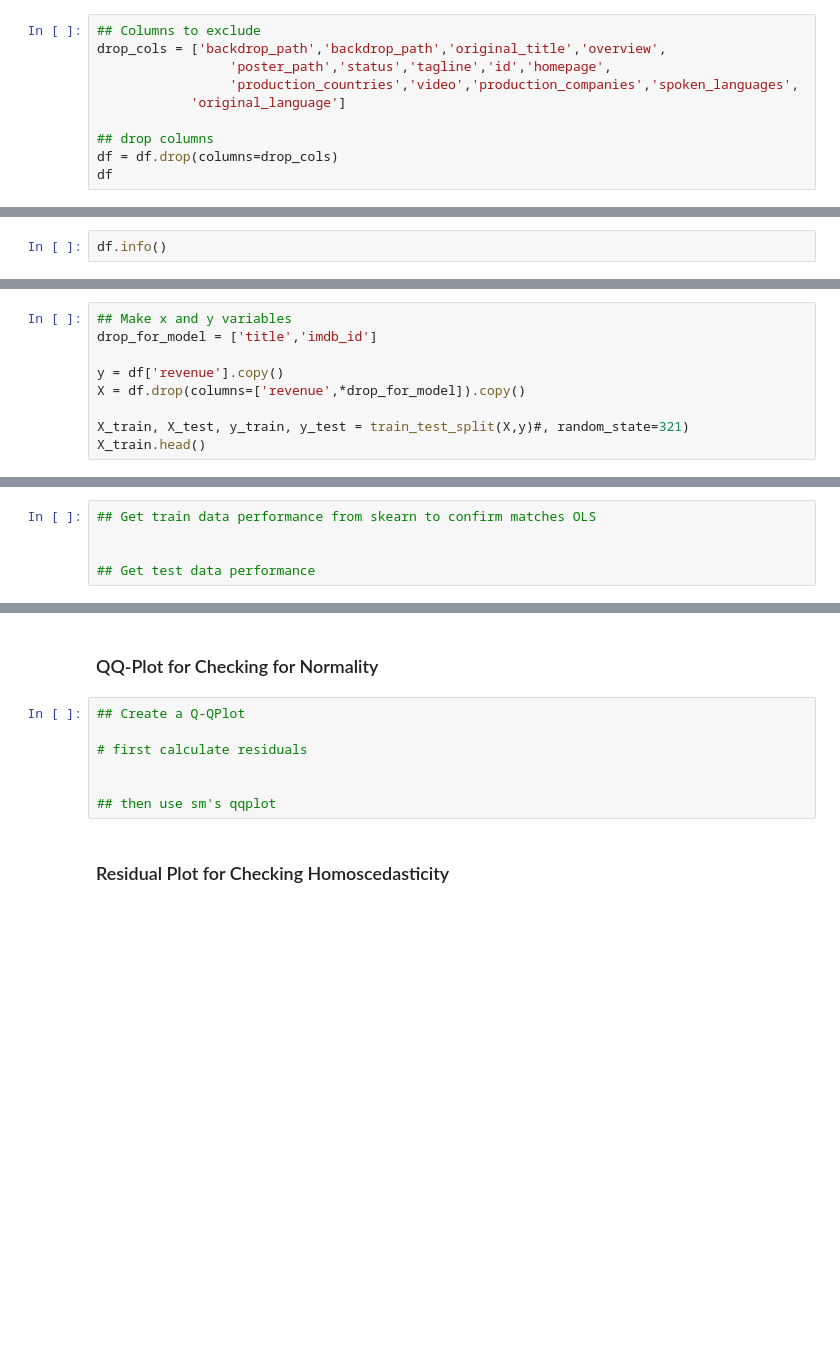
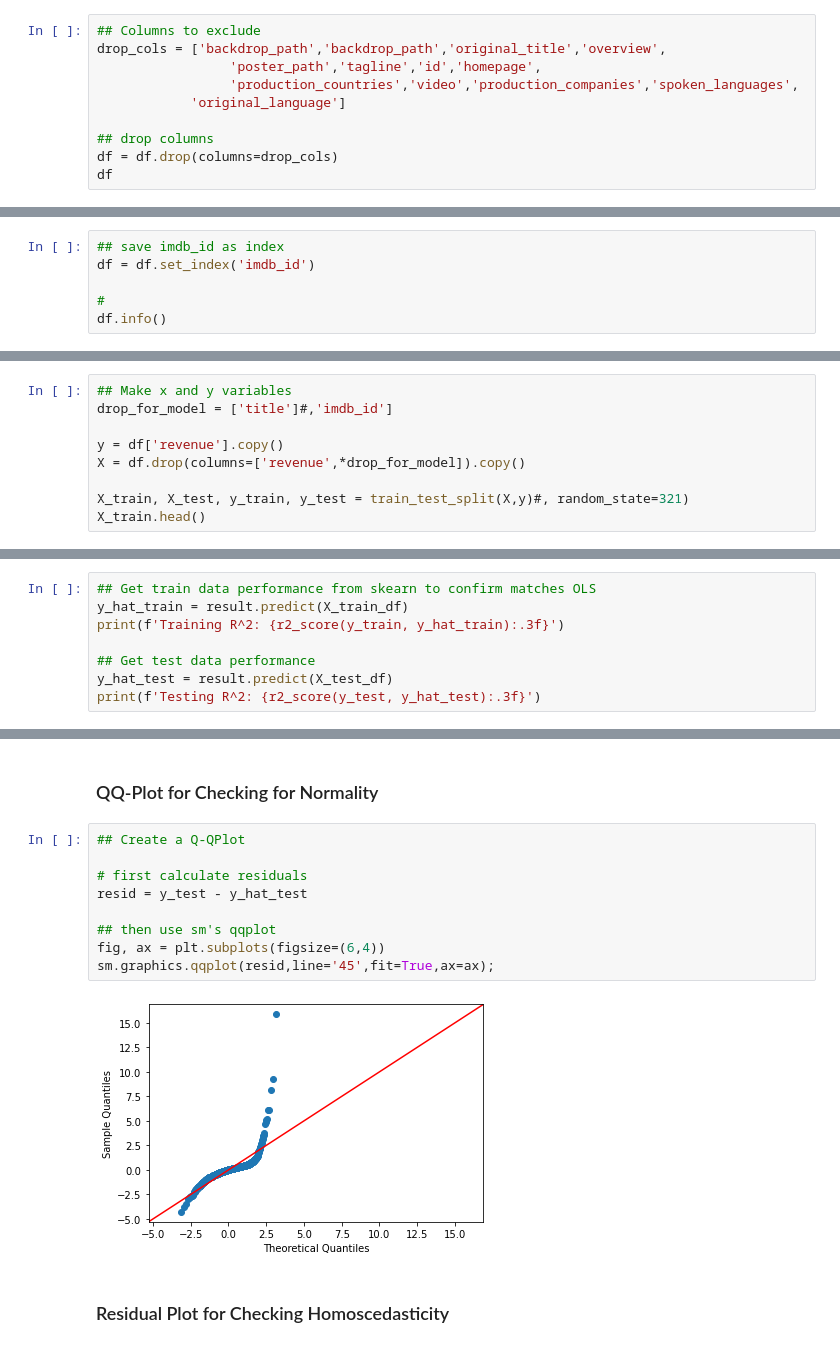
Before and after one commit to coding-dojo-data-science/data-enrichment-linear-regression-with-movies, a Jupyter notebook: Class-Pt1-Linear-Regression-with-Movies.ipynb, the cells around one changed output, grey strips where cells are left out. Saved outputs shown, nothing was run; the diff lists cells and outputs as text; blank space fills up the shorter version.

```diff
--- a/Class-Pt1-Linear-Regression-with-Movies.ipynb
+++ b/Class-Pt1-Linear-Regression-with-Movies.ipynb
@@ -325,7 +395,7 @@ df.sort_values('revenue', ascending=False)
 # %%
 ## Columns to exclude
 drop_cols = ['backdrop_path','backdrop_path','original_title','overview',
-                 'poster_path','status','tagline','id','homepage',
+                 'poster_path','tagline','id','homepage',
                  'production_countries','video','production_companies','spoken_languages',
             'original_language']
 
@@ -417,4 +608,8 @@ df = df.drop(columns=['release_date'])
 # %% [markdown]
 ## Train Test Split
 # %%
+## save imdb_id as index
+df = df.set_index('imdb_id')
+
+#
 df.info()
@@ -421,6 +634,6 @@ df.info()
 # %%
 ## Make x and y variables
-drop_for_model = ['title','imdb_id']
+drop_for_model = ['title']#,'imdb_id']
 
 y = df['revenue'].copy()
 X = df.drop(columns=['revenue',*drop_for_model]).copy()
@@ -515,5 +875,8 @@ result.summary()
 # %%
 ## Get train data performance from skearn to confirm matches OLS
-
+y_hat_train = result.predict(X_train_df)
+print(f'Training R^2: {r2_score(y_train, y_hat_train):.3f}')
 
 ## Get test data performance
+y_hat_test = result.predict(X_test_df)
+print(f'Testing R^2: {r2_score(y_test, y_hat_test):.3f}')
@@ -530,10 +896,14 @@ result.summary()
 # %%
 ## Create a Q-QPlot
 
 # first calculate residuals
-
+resid = y_test - y_hat_test
 
 ## then use sm's qqplot
+fig, ax = plt.subplots(figsize=(6,4))
+sm.graphics.qqplot(resid,line='45',fit=True,ax=ax);
+# %% [output]
+[figure, added]
 # %% [markdown]
 ### Residual Plot for Checking Homoscedasticity
 # %%
```
Also changed, not shown: parts of 43 cells of this notebook.
